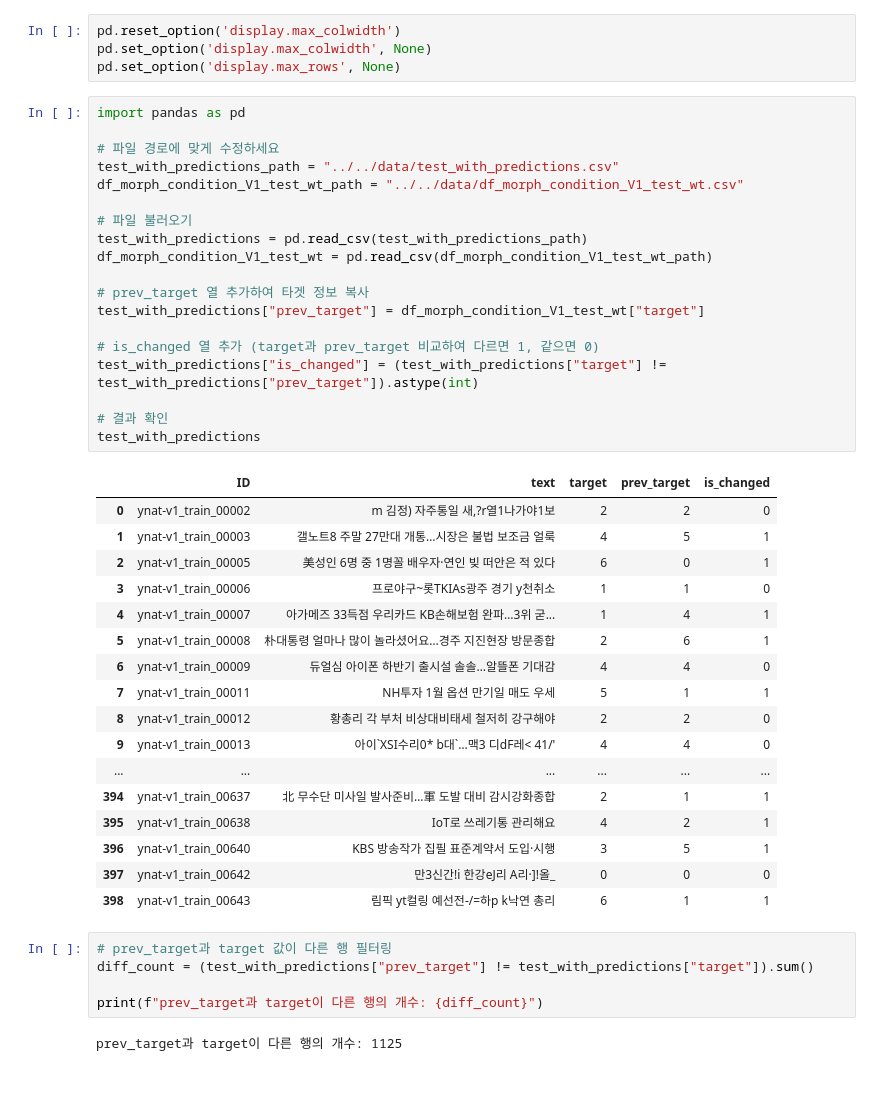
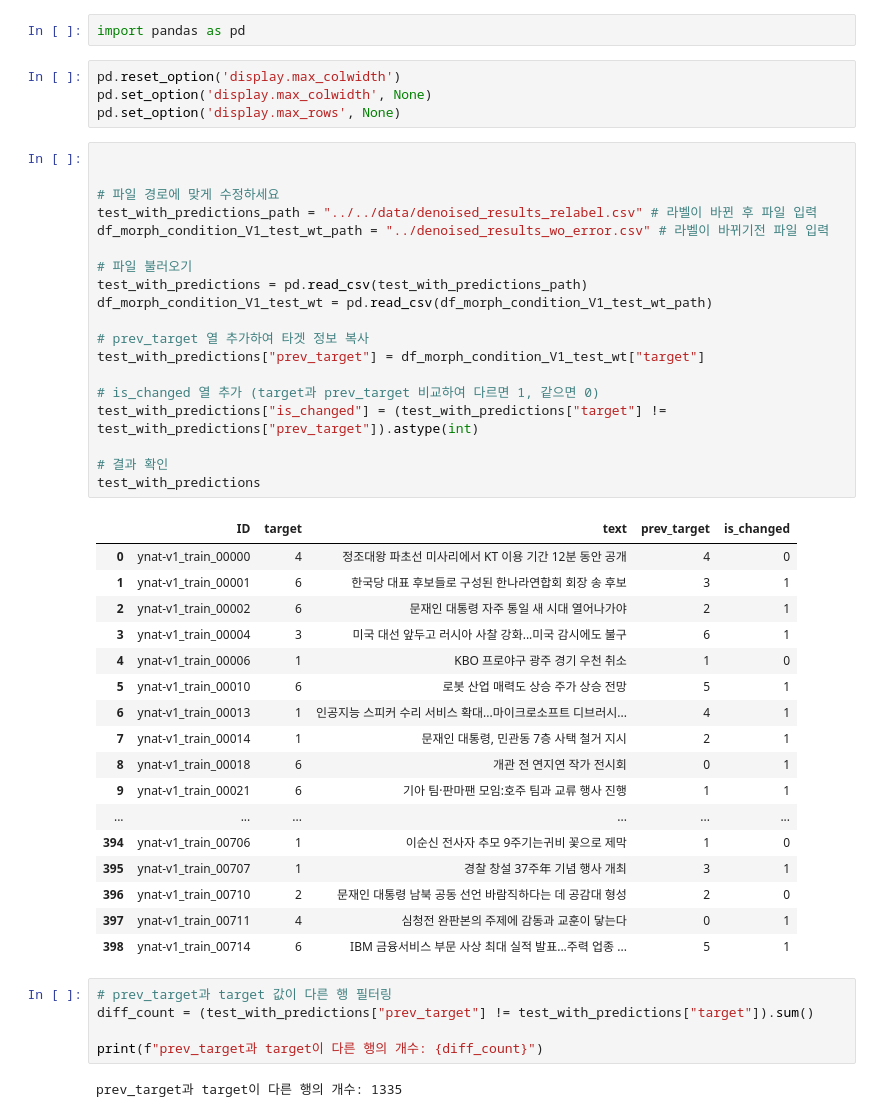
Before and after one commit to yeseoLee/Data-Centric-Topic-Classification, a Jupyter notebook: preprocess_minseo/1.BERT-based-relabeling/result_eda.ipynb, the cells around one changed output. Drawn from its saved outputs; the diff is of its cells as text; blank space fills up the shorter version.

```diff
--- a/preprocess_minseo/1.BERT-based-relabeling/result_eda.ipynb
+++ b/preprocess_minseo/1.BERT-based-relabeling/result_eda.ipynb
@@ -1,48 +1,50 @@
+# %%
+import pandas as pd
 # %%
 pd.reset_option('display.max_colwidth')
 pd.set_option('display.max_colwidth', None)
 pd.set_option('display.max_rows', None)
 # %%
-import pandas as pd
+
 
 # 파일 경로에 맞게 수정하세요
-test_with_predictions_path = "../../data/test_with_predictions.csv"
-df_morph_condition_V1_test_wt_path = "../../data/df_morph_condition_V1_test_wt.csv"
+test_with_predictions_path = "../../data/denoised_results_relabel.csv" # 라벨이 바뀐 후 파일 입력
+df_morph_condition_V1_test_wt_path = "../denoised_results_wo_error.csv" # 라벨이 바뀌기전 파일 입력
 
 # 파일 불러오기
 test_with_predictions = pd.read_csv(test_with_predictions_path)
 df_morph_condition_V1_test_wt = pd.read_csv(df_morph_condition_V1_test_wt_path)
 
 # prev_target 열 추가하여 타겟 정보 복사
 test_with_predictions["prev_target"] = df_morph_condition_V1_test_wt["target"]
 
 # is_changed 열 추가 (target과 prev_target 비교하여 다르면 1, 같으면 0)
 test_with_predictions["is_changed"] = (test_with_predictions["target"] != test_with_predictions["prev_target"]).astype(int)
 
 # 결과 확인
 test_with_predictions
 # %% [output]
-|  | ID | text | target | prev_target | is_changed |
-| 0 | ynat-v1_train_00002 | m 김정) 자주통일 새,?r열1나가야1보 | 2 | 2 | 0 |
-| 1 | ynat-v1_train_00003 | 갤노트8 주말 27만대 개통…시장은 불법 보조금 얼룩 | 4 | 5 | 1 |
-| 2 | ynat-v1_train_00005 | 美성인 6명 중 1명꼴 배우자·연인 빚 떠안은 적 있다 | 6 | 0 | 1 |
-| 3 | ynat-v1_train_00006 | 프로야구~롯TKIAs광주 경기 y천취소 | 1 | 1 | 0 |
-| 4 | ynat-v1_train_00007 | 아가메즈 33득점 우리카드 KB손해보험 완파…3위 굳... | 1 | 4 | 1 |
-| 5 | ynat-v1_train_00008 | 朴대통령 얼마나 많이 놀라셨어요…경주 지진현장 방문종합 | 2 | 6 | 1 |
-| 6 | ynat-v1_train_00009 | 듀얼심 아이폰 하반기 출시설 솔솔…알뜰폰 기대감 | 4 | 4 | 0 |
-| 7 | ynat-v1_train_00011 | NH투자 1월 옵션 만기일 매도 우세 | 5 | 1 | 1 |
-| 8 | ynat-v1_train_00012 | 황총리 각 부처 비상대비태세 철저히 강구해야 | 2 | 2 | 0 |
-| 9 | ynat-v1_train_00013 | 아이`XSI수리0* b대`…맥3 디dF레< 41/' | 4 | 4 | 0 |
+|  | ID | target | text | prev_target | is_changed |
+| 0 | ynat-v1_train_00000 | 4 | 정조대왕 파초선 미사리에서 KT 이용 기간 12분 동안 공개 | 4 | 0 |
+| 1 | ynat-v1_train_00001 | 6 | 한국당 대표 후보들로 구성된 한나라연합회 회장 송 후보 | 3 | 1 |
+| 2 | ynat-v1_train_00002 | 6 | 문재인 대통령 자주 통일 새 시대 열어나가야 | 2 | 1 |
+| 3 | ynat-v1_train_00004 | 3 | 미국 대선 앞두고 러시아 사찰 강화...미국 감시에도 불구 | 6 | 1 |
+| 4 | ynat-v1_train_00006 | 1 | KBO 프로야구 광주 경기 우천 취소 | 1 | 0 |
+| 5 | ynat-v1_train_00010 | 6 | 로봇 산업 매력도 상승 주가 상승 전망 | 5 | 1 |
+| 6 | ynat-v1_train_00013 | 1 | 인공지능 스피커 수리 서비스 확대...마이크로소프트 디브러시... | 4 | 1 |
+| 7 | ynat-v1_train_00014 | 1 | 문재인 대통령, 민관동 7층 사택 철거 지시 | 2 | 1 |
+| 8 | ynat-v1_train_00018 | 6 | 개관 전 연지연 작가 전시회 | 0 | 1 |
+| 9 | ynat-v1_train_00021 | 6 | 기아 팀·판마팬 모임:호주 팀과 교류 행사 진행 | 1 | 1 |
 | ... | ... | ... | ... | ... | ... |
-| 394 | ynat-v1_train_00637 | 北 무수단 미사일 발사준비…軍 도발 대비 감시강화종합 | 2 | 1 | 1 |
-| 395 | ynat-v1_train_00638 | IoT로 쓰레기통 관리해요 | 4 | 2 | 1 |
-| 396 | ynat-v1_train_00640 | KBS 방송작가 집필 표준계약서 도입·시행 | 3 | 5 | 1 |
-| 397 | ynat-v1_train_00642 | 만3신간!i 한강eJ리 A리·]!올_ | 0 | 0 | 0 |
-| 398 | ynat-v1_train_00643 | 림픽 yt컬링 예선전-/=하p k낙연 총리 | 6 | 1 | 1 |
+| 394 | ynat-v1_train_00706 | 1 | 이순신 전사자 추모 9주기는귀비 꽃으로 제막 | 1 | 0 |
+| 395 | ynat-v1_train_00707 | 1 | 경찰 창설 37주年 기념 행사 개최 | 3 | 1 |
+| 396 | ynat-v1_train_00710 | 2 | 문재인 대통령 남북 공동 선언 바람직하다는 데 공감대 형성 | 2 | 0 |
+| 397 | ynat-v1_train_00711 | 4 | 심청전 완판본의 주제에 감동과 교훈이 닿는다 | 0 | 1 |
+| 398 | ynat-v1_train_00714 | 6 | IBM 금융서비스 부문 사상 최대 실적 발표...주력 업종 ... | 5 | 1 |
 # %%
 # prev_target과 target 값이 다른 행 필터링
 diff_count = (test_with_predictions["prev_target"] != test_with_predictions["target"]).sum()
 
 print(f"prev_target과 target이 다른 행의 개수: {diff_count}")
 # %% [output]
-prev_target과 target이 다른 행의 개수: 1125
+prev_target과 target이 다른 행의 개수: 1335
```
Also changed, not shown: 2 other files.
